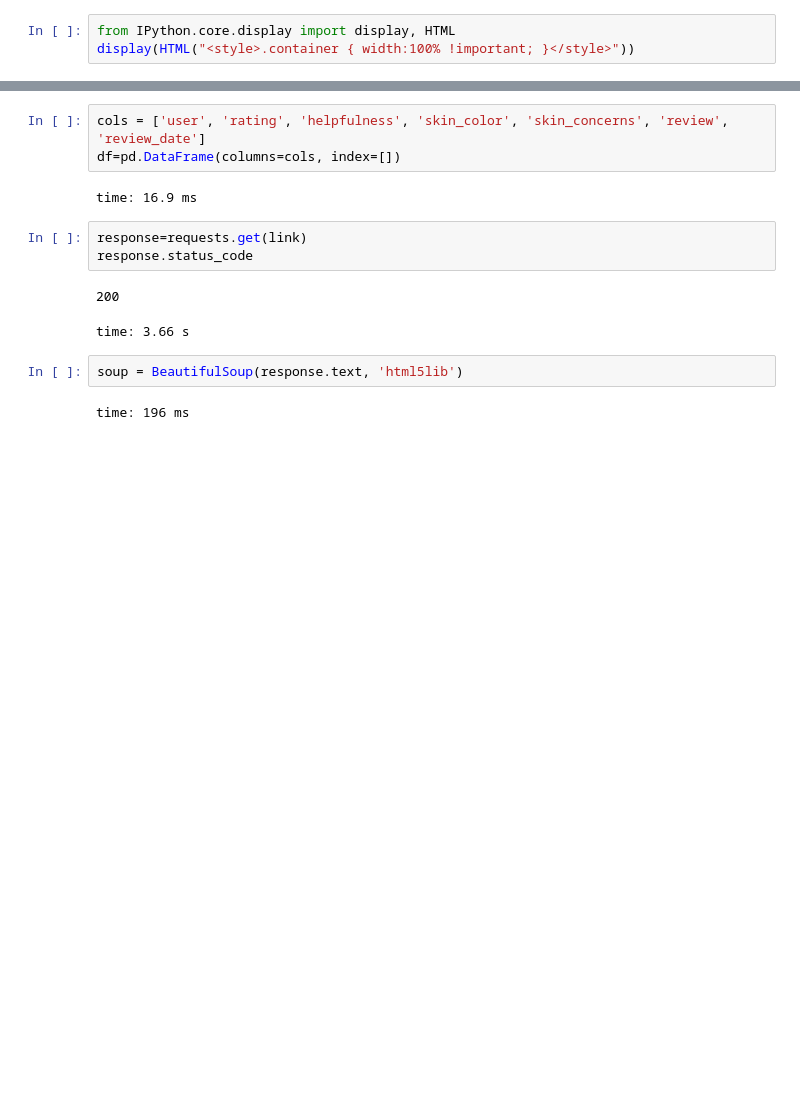
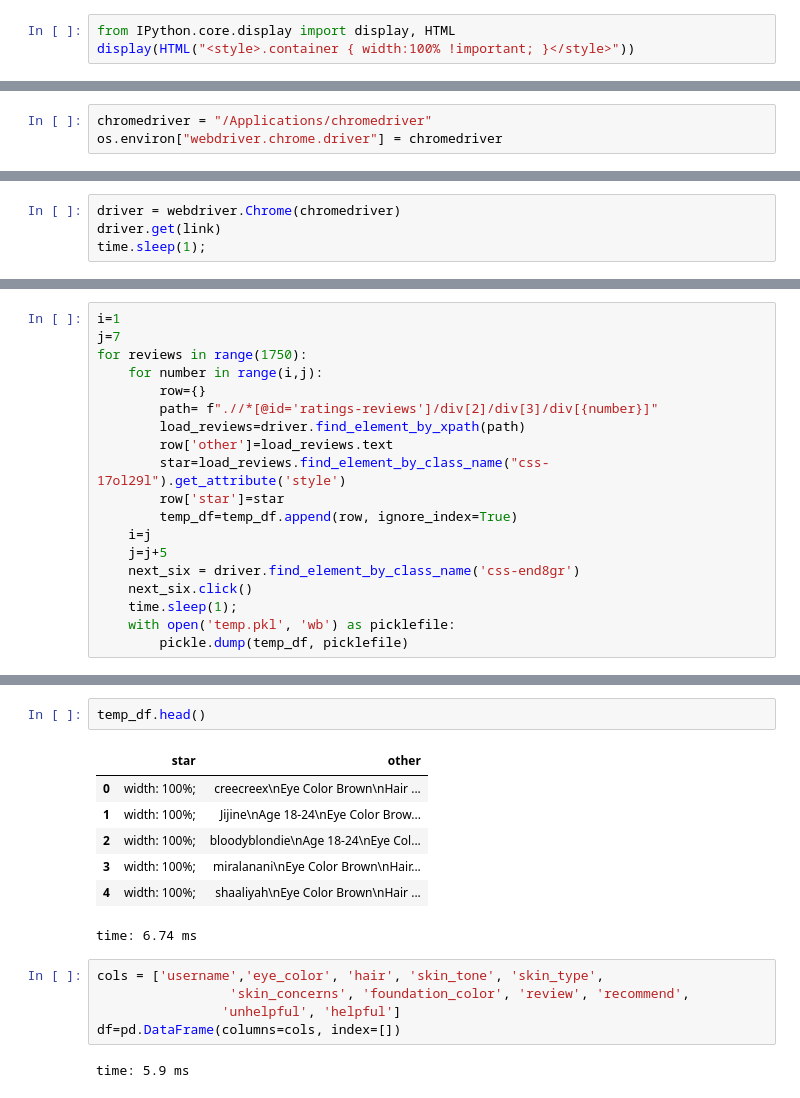
Before and after one commit to mayamadhavan/projects, a Jupyter notebook: project_fletcher/scraping_sephora.ipynb, the cells around one changed output, grey strips where cells are left out. Saved outputs shown, nothing was run; the diff lists cells and outputs as text; blank space fills up the shorter version.

```diff
--- a/project_fletcher/scraping_sephora.ipynb
+++ b/project_fletcher/scraping_sephora.ipynb
@@ -34,0 +33,3 @@ time: 722 µs
+# %%
+chromedriver = "/Applications/chromedriver"
+os.environ["webdriver.chrome.driver"] = chromedriver
@@ -34,0 +38,4 @@ time: 722 µs
+# %%
+driver = webdriver.Chrome(chromedriver)
+driver.get(link)
+time.sleep(1);
@@ -34,0 +59,19 @@ time: 722 µs
+# %%
+i=1
+j=7
+for reviews in range(1750):
+    for number in range(i,j):
+        row={}
+        path= f".//*[@id='ratings-reviews']/div[2]/div[3]/div[{number}]"
+        load_reviews=driver.find_element_by_xpath(path)
+        row['other']=load_reviews.text
+        star=load_reviews.find_element_by_class_name("css-17ol29l").get_attribute('style')
+        row['star']=star
+        temp_df=temp_df.append(row, ignore_index=True)
+    i=j
+    j=j+5
+    next_six = driver.find_element_by_class_name('css-end8gr')
+    next_six.click()
+    time.sleep(1);
+    with open('temp.pkl', 'wb') as picklefile:
+        pickle.dump(temp_df, picklefile)
@@ -35,15 +89,17 @@ time: 722 µs
+# %%
+temp_df.head()
+# %% [output]
+|  | star | other |
+| 0 | width: 100%; | creecreex\nEye Color Brown\nHair ... |
+| 1 | width: 100%; | Jijine\nAge 18-24\nEye Color Brow... |
+| 2 | width: 100%; | bloodyblondie\nAge 18-24\nEye Col... |
+| 3 | width: 100%; | miralanani\nEye Color Brown\nHair... |
+| 4 | width: 100%; | shaaliyah\nEye Color Brown\nHair ... |
+time: 6.74 ms
 # %%
-cols = ['user', 'rating', 'helpfulness', 'skin_color', 'skin_concerns', 'review', 'review_date']
+cols = ['username','eye_color', 'hair', 'skin_tone', 'skin_type',
+                 'skin_concerns', 'foundation_color', 'review', 'recommend',
+                'unhelpful', 'helpful']
 df=pd.DataFrame(columns=cols, index=[])
 # %% [output]
-time: 16.9 ms
+time: 5.9 ms
-# %%
-response=requests.get(link)
-response.status_code
-# %% [output]
-200
-time: 3.66 s
-# %%
-soup = BeautifulSoup(response.text, 'html5lib')
-# %% [output]
-time: 196 ms
```
Also changed, not shown: parts of 15 cells of this notebook, 3 other files.
